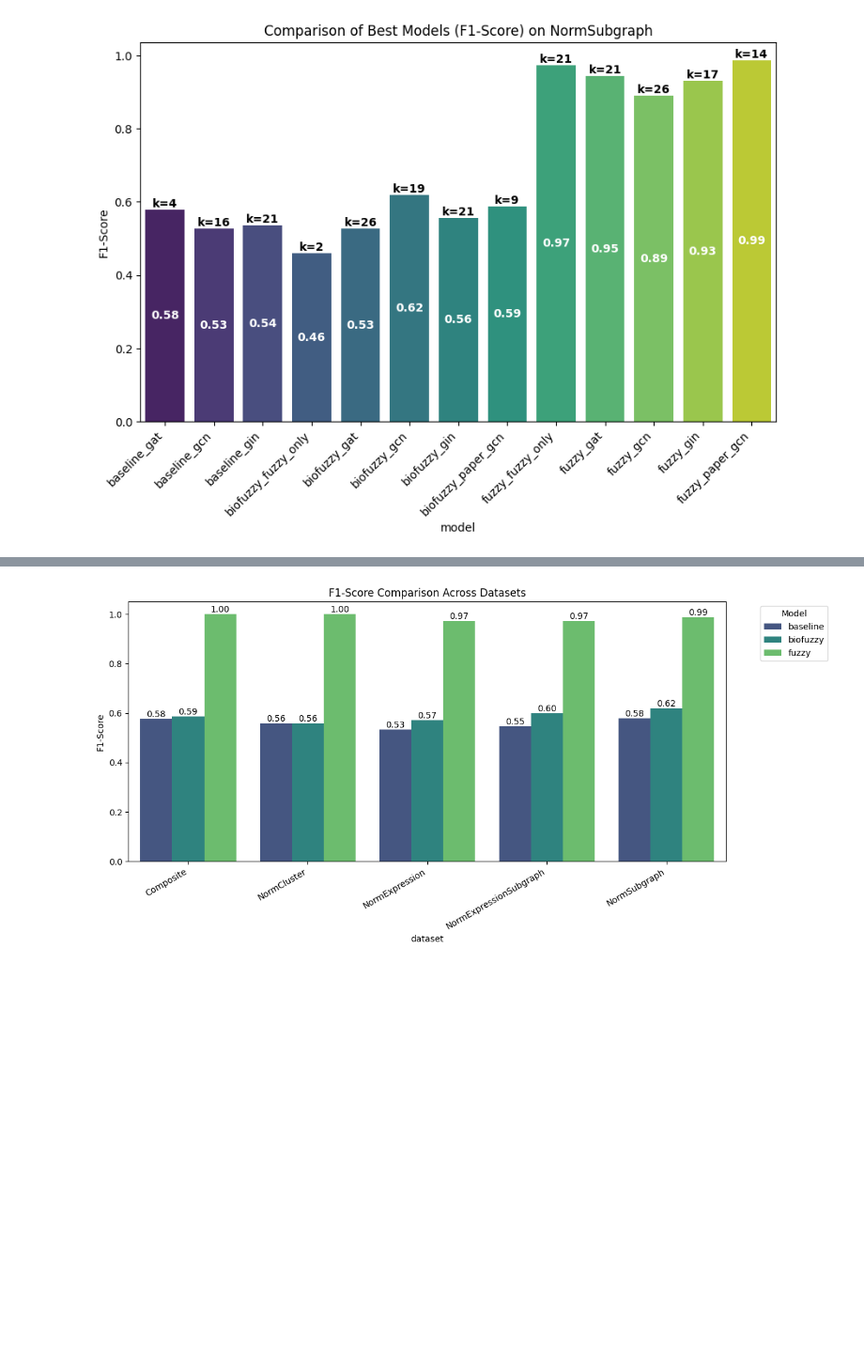
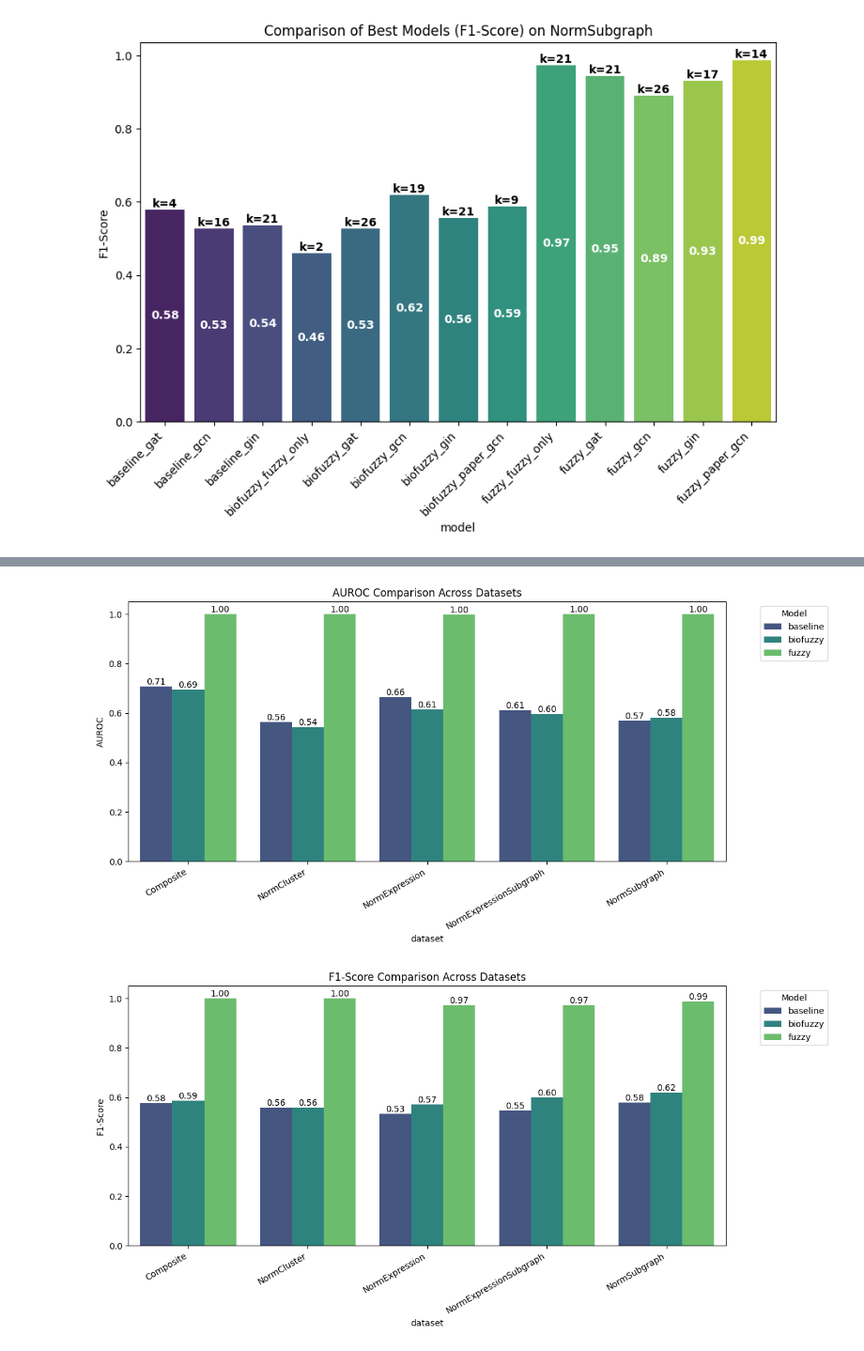
Before and after one commit to Xiaoxuan-Yu-ty/FireGNN, a Jupyter notebook: AD/plot_metrics.ipynb, the cells around one changed output, grey strips where cells are left out. Shown at 94% size. Cells and saved outputs as stored; diff of their text form; code cells hidden in the pictures; blank space fills up the shorter version.

```diff
--- a/AD/plot_metrics.ipynb
+++ b/AD/plot_metrics.ipynb
@@ -131,3 +181,7 @@ def plot_dataset_comparison(df, metric_name='F1-Score', hue='modelType'):
+# %%
+plot_dataset_comparison(df_2cls_nll, 'AUROC')
+# %% [output]
+[figure, added]
 # %%
 plot_dataset_comparison(df_2cls_nll)
 # %% [output]
```
Also changed, not shown: parts of 4 cells of this notebook.
